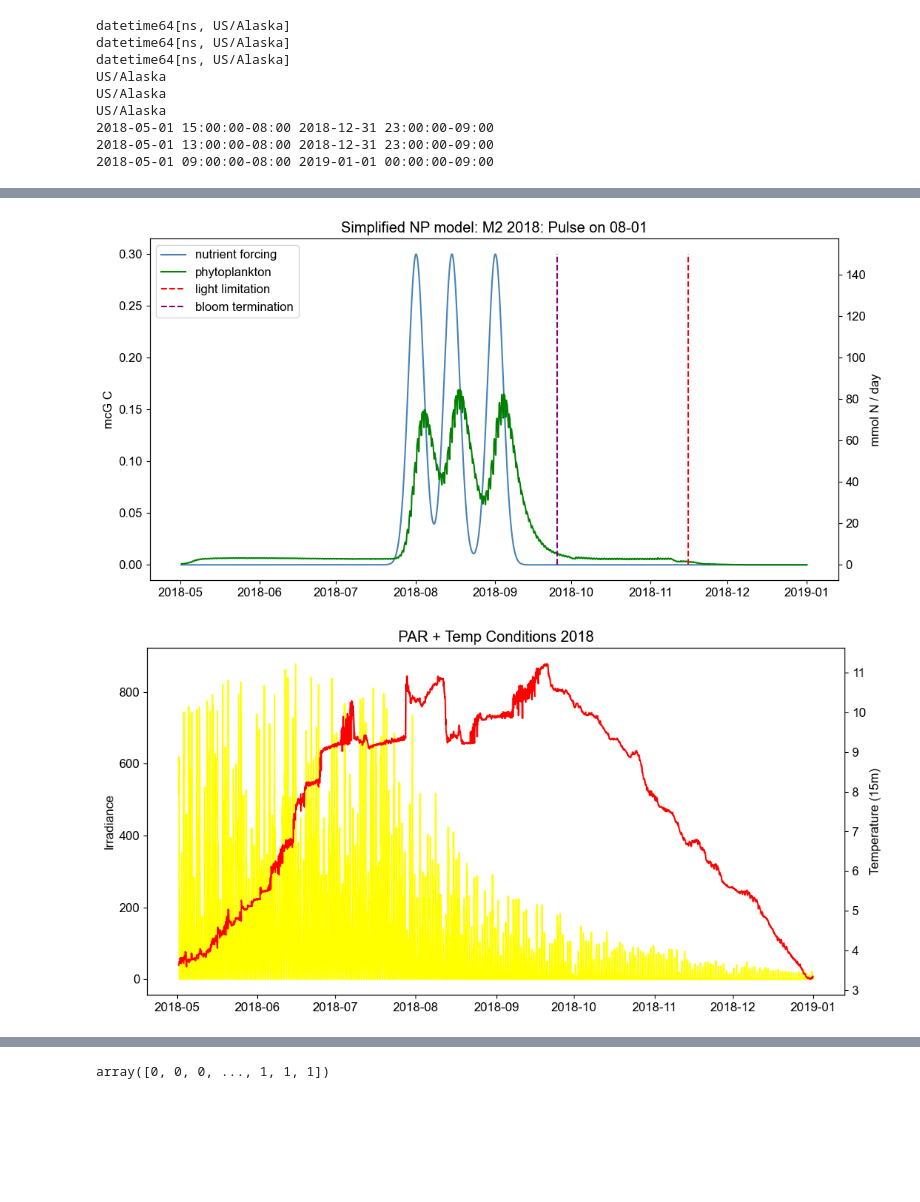
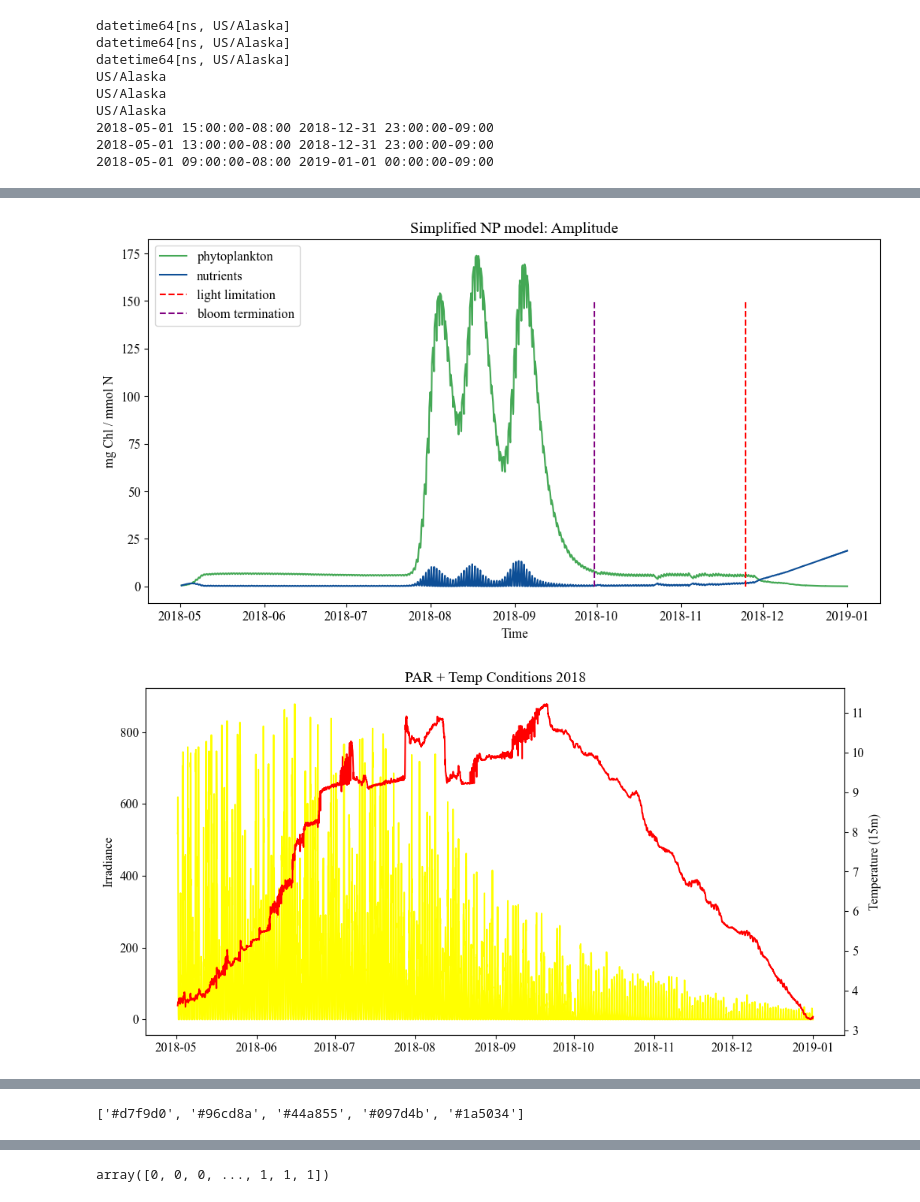
Before and after one commit to ashah1030/senior_thesis, a Jupyter notebook: NP_full_2018_model.ipynb, the cells around one changed output, grey strips where cells are left out. Saved outputs shown, nothing was run; the diff lists cells and outputs as text; code cells hidden in the pictures; blank space fills up the shorter version.

```diff
--- a/NP_full_2018_model.ipynb
+++ b/NP_full_2018_model.ipynb
@@ -325,6 +418,7 @@ alpha = .05 # light --> photosynthesis conversion rate, mgC / [mg Chla h W m2] -
 beta = 0 #photoinhibition coefficient mg C /(mg Chla h W m2) --> Eslinger et. al
 P_B_S = 3.25 #max photosynthesis rate, mcg C/(mgChlhr) --> Eslinger et. al
 k_s = 1.0 #MM half staturation constant, change to get small versus large cells!!!
+k_n_chl = .4848 #conversion factor from mg-Chla to mmol N
 #gamma_D = .006 #(h-1), averaged over: S, L, P (diff zooplankton types) -->  Jin et. al
 #gamma_F = .087 #(h-1), averaged over: S, L, P (diff zooplankton types) -->  Jin et. al
 #photo_slope = .055 #initial photosynthetic slope -->  Jin et. al
@@ -398,18 +492,22 @@ def npz(t, X): #this model takes in temperature, nutrients (N), and irradiance (
         I_frac[round(t)] = (P_B(I_value)) #store I_frac
         N_frac[round(t)] = (V_frac_calc) #store N_frac
     [phyto_growth, phyto_resp, phyto_mortality] = phyto_rates(Temp, V_frac_calc, PBI) #calculate phyto rates based on Temperature
+    #abundant pulses
+    #F =  (1/np.sqrt(strat_index)) * (gaussian(t, 1797, 0.3, 72) + gaussian(t, 2949, 0.3, 72) + gaussian(t, 3285, 0.3, 72) + gaussian(t, 3669, 0.3, 72) + gaussian(t, 3992, 0.3, 72) + gaussian(t, 4400, 0.5, 72) )
     #NULL HYPOTHESIS FORCING
-    #F = (1/np.sqrt(strat_index)) * (gaussian (t, 2205, 0.3, 72) + gaussian(t, 2541, 0.3, 72) +  gaussian(t, 2949, 0.3, 72))
-    #storm proximity forcing
-    #F = (1/np.sqrt(strat_index)) * (gaussian (t, 2205, 0.3, 72) + gaussian(t, 2301, 0.3, 72) +  gaussian(t, 2541, 0.3, 72))
+    #SF = 50/162.42
+    #F = (1/np.sqrt(strat_index)) * (gaussian (t, 2205, 0.3, 72) + gaussian(t, 2541, 0.3, 72) +  gaussian(t, 2949, 0.3, 72)) * SF
+    #frequency forcing
+    #SF = 50/162.42
+    #F = (1/np.sqrt(strat_index)) * (gaussian (t, 2205, 0.3, 72) + gaussian(t, 2301, 0.3, 72) +  gaussian(t, 2541, 0.3, 72)) *SF
     # std dev (duration) forcing
-    #F = (1/np.sqrt(strat_index)) * (gaussian (t, 2205, 0.3, 144) + gaussian(t, 2541, 0.3, 144) +  gaussian(t, 2949, 0.3, 144))
+    #SF = 50/324.859
+    #F = (1/np.sqrt(strat_index)) * (gaussian (t, 2205, 0.3, 144) + gaussian(t, 2541, 0.3, 144) +  gaussian(t, 2949, 0.3, 144)) *SF
     #amplitude forcing
+    SF = 100/324.859
     F = (1/np.sqrt(strat_index)) * (gaussian (t, 2205, 0.6, 72) + gaussian(t, 2541, 0.6, 72) +  gaussian(t, 2949, 0.6, 72))
 
-    #numerics experiment
-    #F = (1/np.sqrt(strat_index)) * (gaussian (t, 2205, 0.6, 72) + gaussian(t, 2205 + 24, 0.6, 72) +  gaussian(t, 2205 + 48, 0.6, 72))
-    dN_dt = - (P*(phyto_growth-phyto_resp)) + N_in(t) + F
+    dN_dt = - ((P*(phyto_growth-phyto_resp))*(k_n_chl)) + N_in(t) + F
     #dN_dt = N + #create new function here!
     dP_dt = P*(phyto_growth-phyto_resp-(6*phyto_mortality)) #scale by 0.001 to reduce over-grazing
     if dP_stored[round(t)] == None:
@@ -451,54 +549,54 @@ M2_model = scipy.integrate.solve_ivp(npz, y0 = init, t_span = time, t_eval=time_
 # %%
 timestamp = M2_2018_all['time']
-plt.rcParams['font.family'] = 'Arial'
+plt.rcParams['font.family'] = 'Times New Roman'
 plt.rcParams['font.size'] = 12
 
 fig, ax4 = plt.subplots(figsize=(12, 6))  # Creates the figure
 
 #plt.plot(timestamp, M2_model.y[0], color='blue') #N
 # Plot on ax4
-ax4.plot(TS_data_2018.time, Forcing_plotted, color='steelblue', label='nutrient forcing')
+ax4.plot(timestamp, M2_model.y[1], label='phytoplankton', color = '#44a855')  # P
+ax4.plot(timestamp, M2_model.y[0], label='nutrients', color = '#0d4e96')  # N
+ax4.vlines(x=timestamp[first_occurrence], ymin=0, ymax=150, colors='r', linestyles='--', label='light limitation')
+ax4.vlines(x=timestamp[first_negative_index], ymin=0, ymax=150, colors='purple', linestyles='--', label='bloom termination')
 
-# Create a second y-axis and plot on ax5
-ax5 = ax4.twinx()
-ax5.plot(timestamp, M2_model.y[1], color='green', label='phytoplankton')  # P
 
-# Add vertical lines
-ax5.vlines(x=timestamp[first_occurrence], ymin=0, ymax=150, colors='r', linestyles='--', label='light limitation')
-ax5.vlines(x=timestamp[first_negative_index], ymin=0, ymax=150, colors='purple', linestyles='--', label='bloom termination')
+# ax5 = ax4.twinx()
+# ax5.set_ylim([0,0.3])
+# ax5.plot(TS_data_2018.time, Forcing_normalized, color='steelblue', label='nutrient forcing')
 
 # Combine handles and labels from both ax4 and ax5 for the legend
 handles, labels = ax4.get_legend_handles_labels()
-handles2, labels2 = ax5.get_legend_handles_labels()
+#handles2, labels2 = ax5.get_legend_handles_labels()
 
 # Combine the handles and labels
-handles.extend(handles2)
-labels.extend(labels2)
+#handles.extend(handles)
+#labels.extend(labels)
 
 # Create the legend
 plt.legend(handles, labels, loc='upper left')  # You can adjust the location as needed
 
-plt.title('Simplified NP model: M2 2018: Pulse on 08-01')
+plt.title('Simplified NP model: Amplitude')
 plt.xlabel('Time')
-ax5.set_ylabel('mmol N / day')
-ax4.set_ylabel('mcG C')
-plt.savefig('/Users/anjalishah/Desktop/Senior_Thesis/Figures/amplitude_ouput.jpg', dpi=300, bbox_inches='tight')
+ax4.set_ylabel('mg Chl / mmol N')
+#ax5.set_ylabel('mmol N / day')
+plt.savefig('/Users/anjalishah/Desktop/Senior_Thesis/Figures/experiments/amplitude/amp_output.jpg', dpi=300, bbox_inches='tight')
 
 #plot environmental conditions
 fig, ax1 = plt.subplots(figsize=(12, 6))
 ax1.plot(timestamp, I, color='yellow', label='Irradiance')
 ax1.set_ylabel('Irradiance')
 ax2 = ax1.twinx()
 ax2.plot(timestamp, T, color='red', label='Temperature')
 ax2.set_ylabel('Temperature (15m)')
 plt.title('PAR + Temp Conditions 2018')
 plt.savefig('/Users/anjalishah/Desktop/Senior_Thesis/Figures/PAR_temp_2018.jpg', dpi=300, bbox_inches='tight')
 
 
 fig, ax3 = plt.subplots(figsize=(12, 6))
 ax3.plot(timestamp, M2_2018_all[' ugrams/l'], color='green', label='Chl-a')
 plt.title('Chlorophyll 2018 (11m)')
 plt.savefig('/Users/anjalishah/Desktop/Senior_Thesis/Figures/chl_a_2018.jpg', dpi=300, bbox_inches='tight')
 # %% [output]
-[figure, old version]
+[figure, new version]
-[figure, old version]
+[figure, new version]
@@ -506,2 +604,19 @@ plt.savefig('/Users/anjalishah/Desktop/Senior_Thesis/Figures/chl_a_2018.jpg', dp
+# %%
+import matplotlib
+#colormaps --> create new one
+cmap = plt.get_cmap(cm.cm.algae)  # You can choose any colormap
+
+# Number of discrete colors you want
+num_colors = 5
+
+# Get the discrete colors from the colormap
+colors = [cmap(i / num_colors) for i in range(num_colors)]
+
+# Convert the colors to hex codes
+hex_colors = [matplotlib.colors.to_hex(color) for color in colors]
+
+print(hex_colors)
+# %% [output]
+['#d7f9d0', '#96cd8a', '#44a855', '#097d4b', '#1a5034']
 # %%
 dP_series = pd.Series(dP_stored)
```
Also changed, not shown: parts of 13 cells of this notebook.
